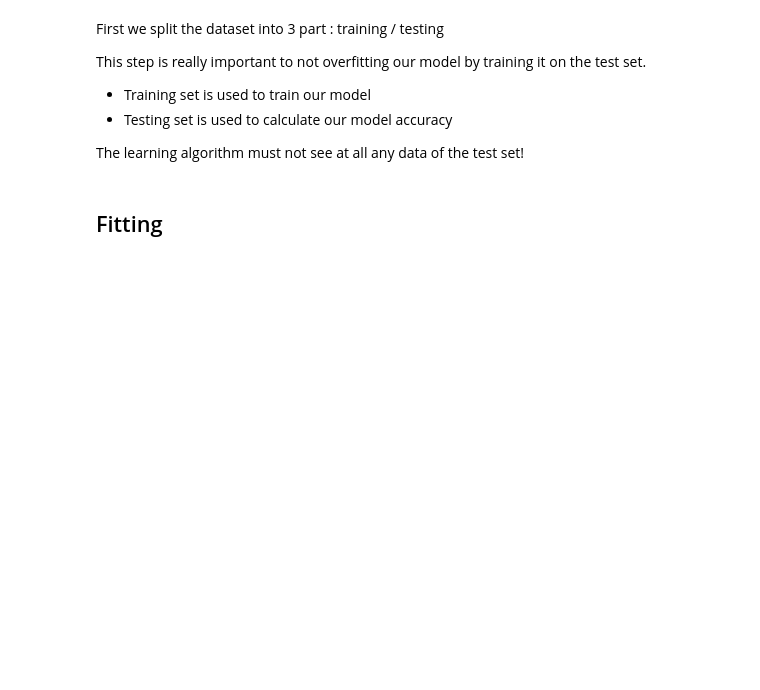
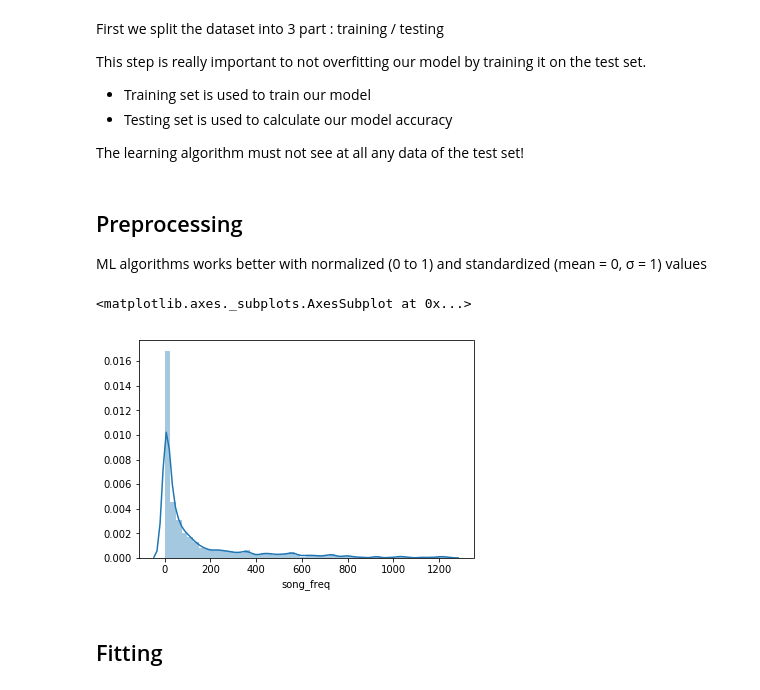
Before and after one commit to luxcem/listen_to_this, a Jupyter notebook: Listen to this.ipynb, the cells around one changed output. Cells and saved outputs as stored; diff of their text form; code cells hidden in the pictures; blank space fills up the shorter version.

```diff
--- a/Listen to this.ipynb
+++ b/Listen to this.ipynb
@@ -210,0 +204,15 @@ We can see that the dataset exhibit some correlation
+# %%
+data = data_first_pass.copy()
+# Bins continous values
+bins = ["bd", "song_length"]
+for column in bins:
+    data[column] = pd.qcut(data[column], q=4, labels=False)
+# One Hot Encoding
+ohe = ["source_type", "source_screen_name", "source_system_tab", "language", "registered_via", "city"] + bins
+data = pd.get_dummies(data, prefix=ohe, columns=ohe, drop_first=True)
+# Change feature to its frequency
+data["song_freq"] = data.groupby("song_id")["song_id"].transform("count")
+data["user_freq"] = data.groupby("msno")["msno"].transform("count")
+data["genre_freq"] = data.groupby("genre_id")["genre_id"].transform("count")
+
+data.drop(["msno", "song_id", "genre_id", "remaining_days"], axis=1, inplace=True)
@@ -224,6 +242,15 @@ This step is really important to not overfitting our model by training it on the
 - Testing set is used to calculate our model accuracy
 
 The learning algorithm must not see at all any data of the test set!
+# %% [markdown]
+## Preprocessing
+
+ML algorithms works better with normalized (0 to 1) and standardized (mean = 0, σ = 1) values
+# %%
+sns.distplot(data.song_freq)
+# %% [output]
+<matplotlib.axes._subplots.AxesSubplot at 0x...>
+[figure, added]
 # %%
 from sklearn.model_selection import train_test_split
 seed = 444
```
Also changed, not shown: parts of 32 cells of this notebook.
